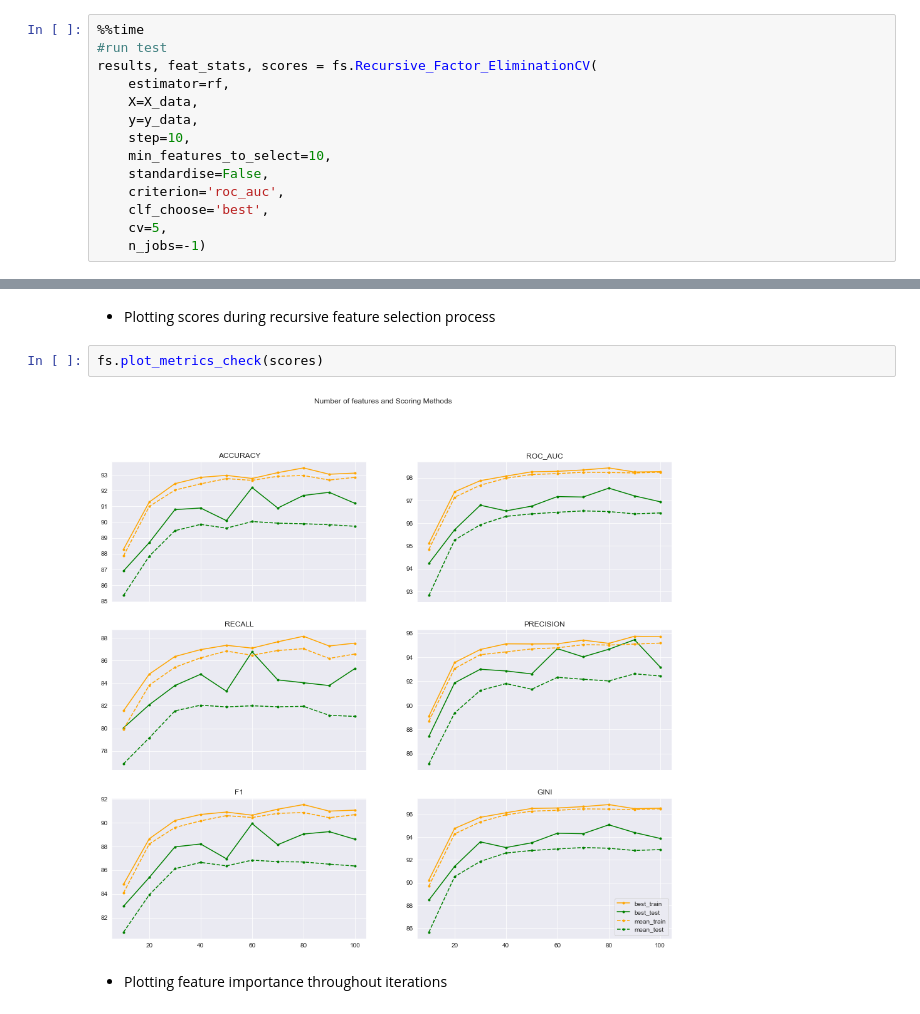
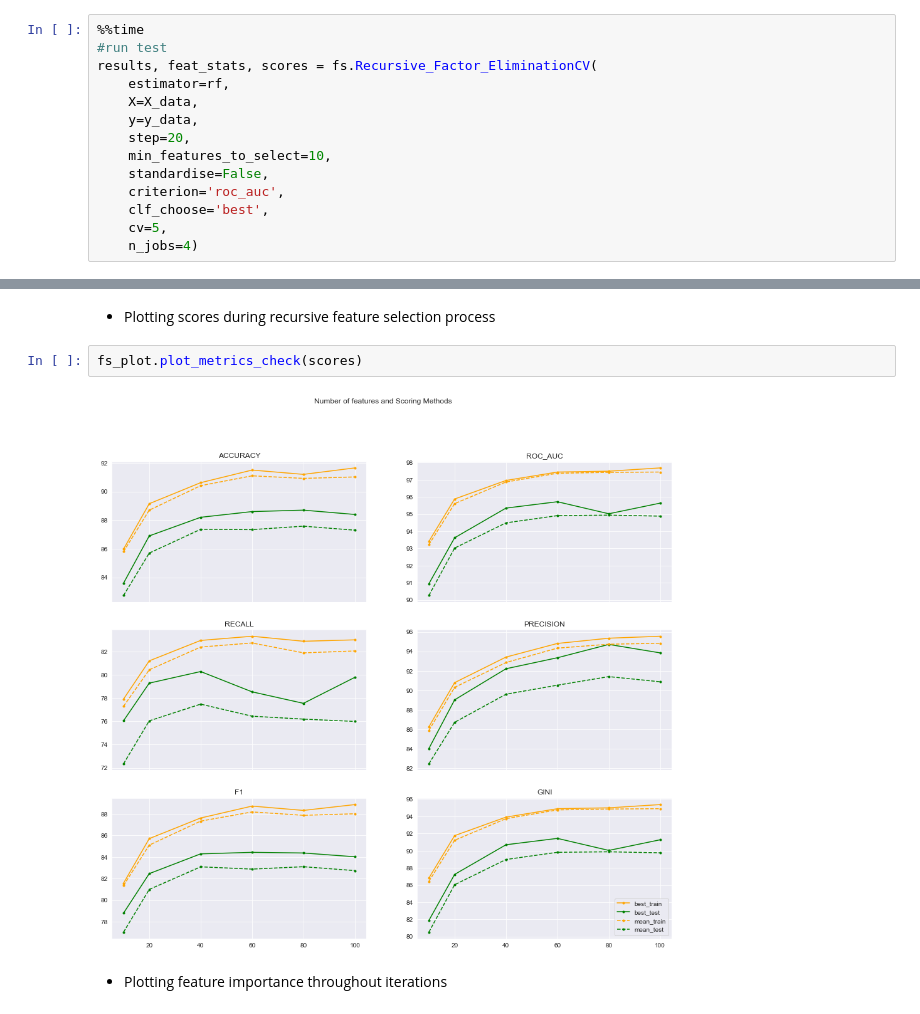
Before and after one commit to nsotiriou88/FeatureSelector, a Jupyter notebook: FeatureSelectorExample.ipynb, the cells around one changed output, grey strips where cells are left out. Cells and saved outputs as stored; diff of their text form.

```diff
--- a/FeatureSelectorExample.ipynb
+++ b/FeatureSelectorExample.ipynb
@@ -107,11 +150,11 @@ results, feat_stats, scores = fs.Recursive_Factor_EliminationCV(
     estimator=rf,
     X=X_data,
     y=y_data,
-    step=10,
+    step=20,
     min_features_to_select=10,
     standardise=False,
     criterion='roc_auc',
     clf_choose='best',
     cv=5,
-    n_jobs=-1)
+    n_jobs=4)
 # %% [output]
@@ -121,9 +186,9 @@ Wall time: 23.7 s
 # %% [markdown]
 - Plotting scores during recursive feature selection process
 # %%
-fs.plot_metrics_check(scores)
+fs_plot.plot_metrics_check(scores)
 # %% [output]
-[figure, old version]
+[figure, new version]
 # %% [markdown]
 - Plotting feature importance throughout iterations
 # %%
```
Also changed, not shown: parts of 15 cells of this notebook, 2 other files.
